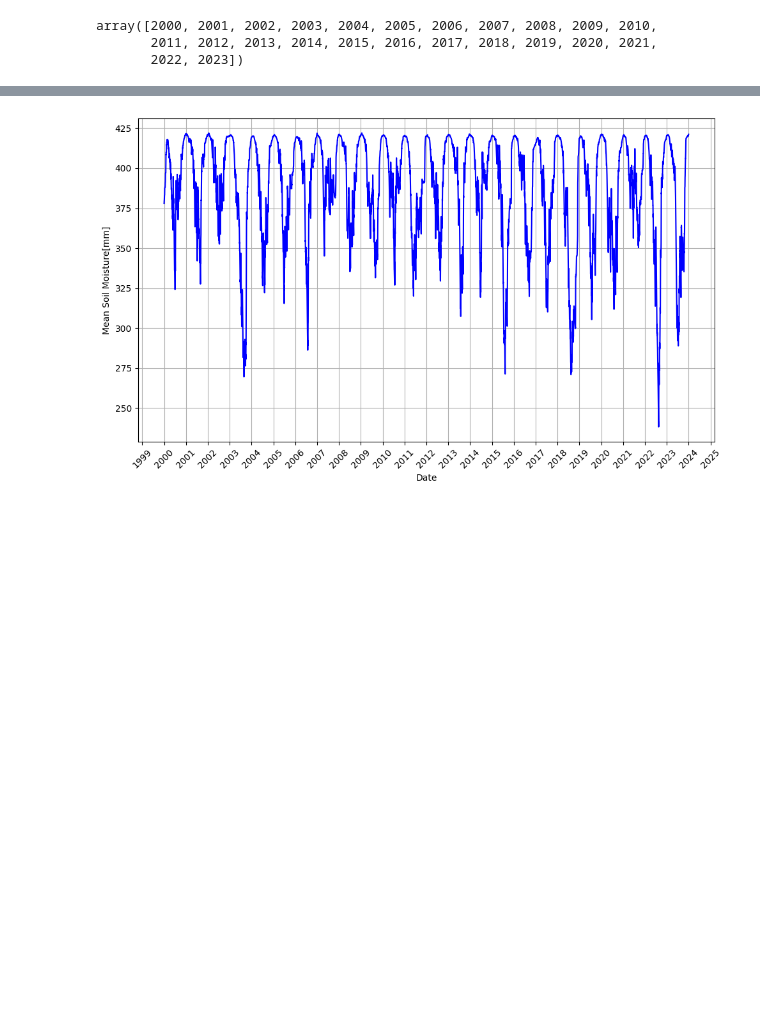
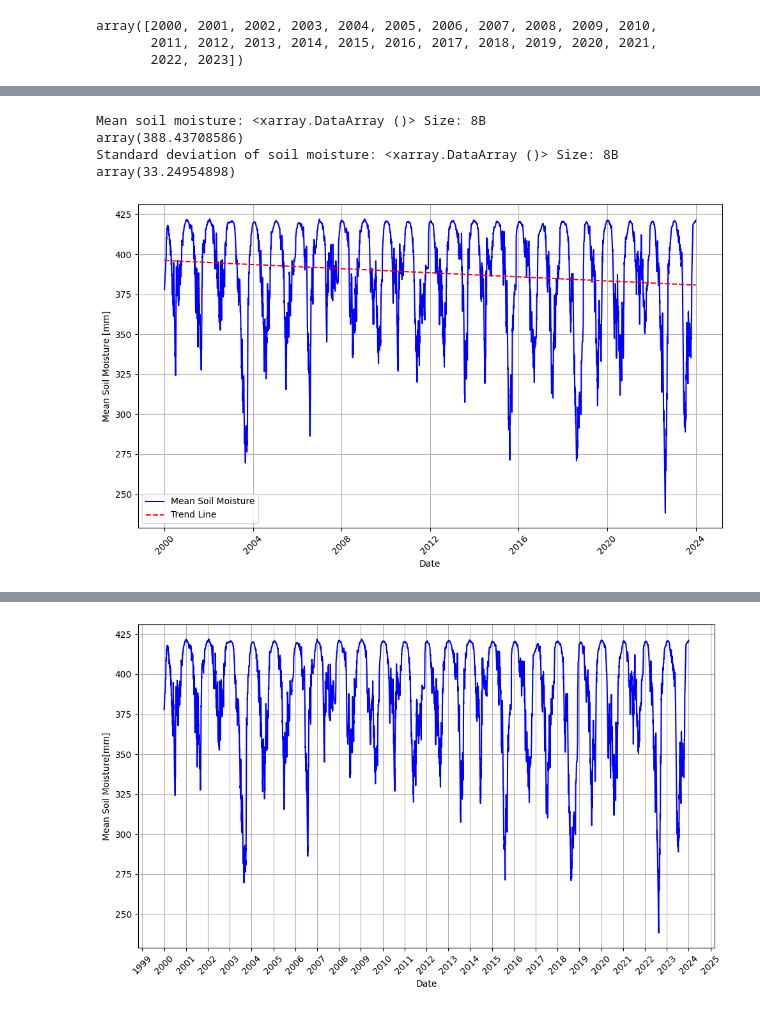
Before and after one commit to justusnoegel/deadwood_prediction, a Jupyter notebook: schwarzwald.ipynb, the cells around one changed output, grey strips where cells are left out. Cells and saved outputs as stored; diff of their text form; code cells hidden in the pictures; blank space fills up the shorter version.

```diff
--- a/schwarzwald.ipynb
+++ b/schwarzwald.ipynb
@@ -279,0 +351,54 @@ plt.show()
+# %%
+import xarray as xr
+
+# Assuming soil_moisture_xr is your xarray.DataArray
+
+# Calculate the mean of soil_moisture_xr
+mean_soil_moisture = soil_moisture_xr.mean()
+
+# Calculate the standard deviation of soil_moisture_xr
+std_soil_moisture = soil_moisture_xr.std()
+
+print("Mean soil moisture:", mean_soil_moisture)
+print("Standard deviation of soil moisture:", std_soil_moisture)
+# %% [output]
+Mean soil moisture: <xarray.DataArray ()> Size: 8B
+array(388.43708586)
+Standard deviation of soil moisture: <xarray.DataArray ()> Size: 8B
+array(33.24954898)
+# %%
+import matplotlib.pyplot as plt
+import matplotlib.dates as mdates
+import xarray as xr
+import numpy as np
+from sklearn.linear_model import LinearRegression
+
+# Assuming soil_moisture_xr is your xarray.DataArray
+
+# Calculate the mean along the lat and lon axes (axis=1)
+mean_soil_moisture = soil_moisture_xr.mean(dim=('lat', 'lon'))
+
+# Convert time values to ordinal for regression
+time_values = mdates.date2num(mean_soil_moisture.time)
+
+# Fit a linear regression model
+X = time_values.reshape(-1, 1)
+y = mean_soil_moisture.values.reshape(-1, 1)
+model = LinearRegression().fit(X, y)
+
+# Predict the trend line
+trend_line = model.predict(X)
+
+# Plot the mean soil moisture and trend line
+plt.figure(figsize=(10, 6))
+plt.plot(mean_soil_moisture.time, mean_soil_moisture, color='blue', linestyle='-', label='Mean Soil Moisture')
+plt.plot(mean_soil_moisture.time, trend_line, color='red', linestyle='--', label='Trend Line')
+plt.xlabel('Date')
+plt.ylabel('Mean Soil Moisture [mm]')
+plt.xticks(rotation=45)
+plt.grid(True)
+plt.legend()
+plt.tight_layout()
+plt.show()
+# %% [output]
+[figure, added]
```
Also changed, not shown: parts of 6 cells of this notebook.
